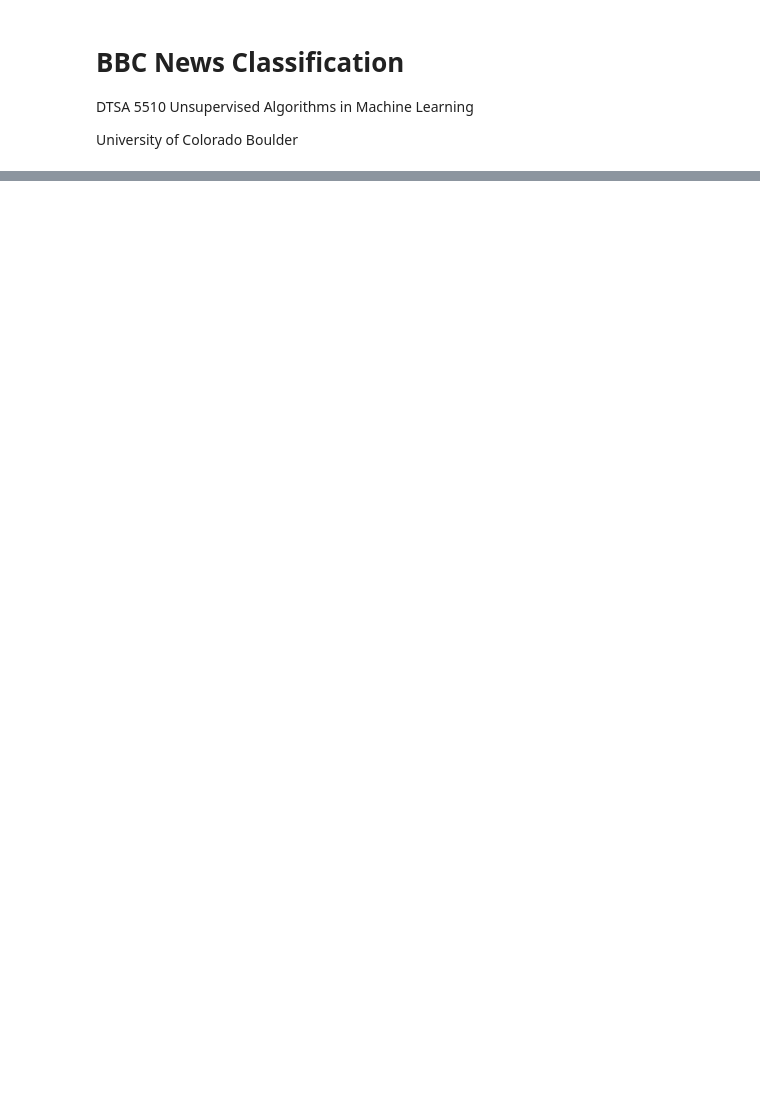
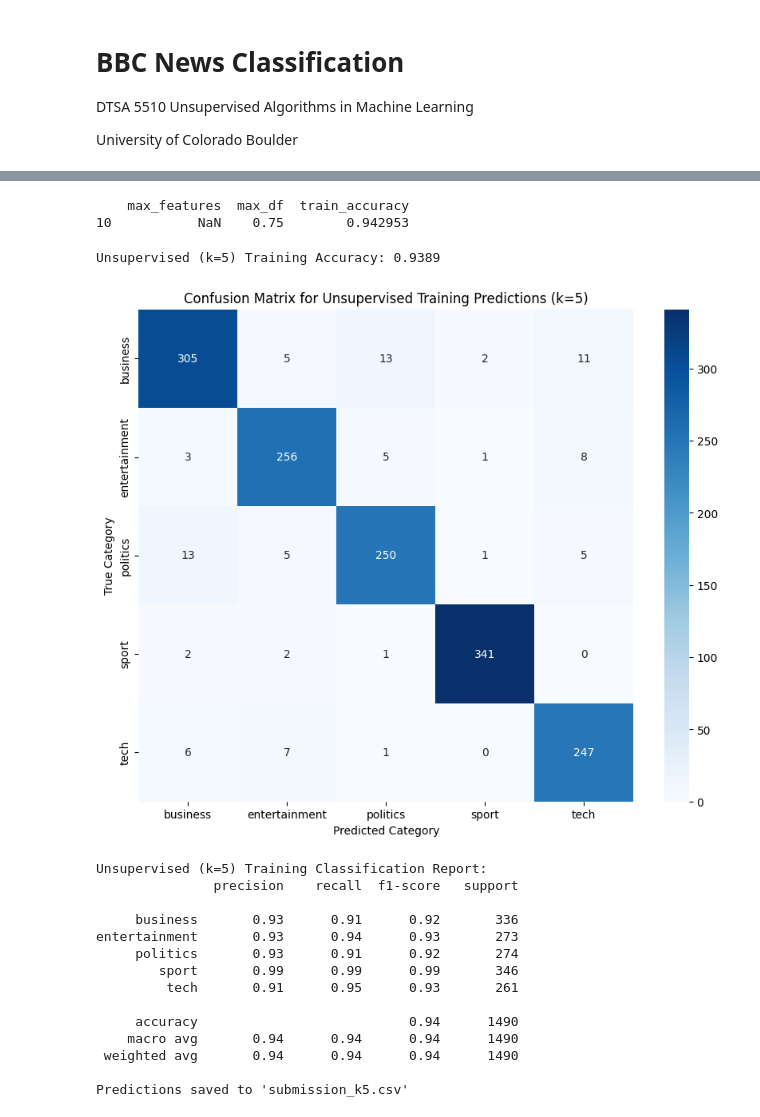
Before and after one commit to carlosmatherson/BBC-News-Classification, a Jupyter notebook: BBC_News_Classification.ipynb, the cells around one changed output, grey strips where cells are left out. Saved outputs shown, nothing was run; the diff lists cells and outputs as text; code cells hidden in the pictures; blank space fills up the shorter version.

Commit message:
Kaggle Notebook | BBC_News_Classification | Version 1

```diff
--- a/BBC_News_Classification.ipynb
+++ b/BBC_News_Classification.ipynb
@@ -187,0 +265,6 @@ tech                130985         12628             0.096408
+# %%
+best_hyperparams = results_df[results_df['train_accuracy'] == results_df['train_accuracy'].max()]
+print(best_hyperparams)
+# %% [output]
+    max_features  max_df  train_accuracy
+10           NaN    0.75        0.942953
@@ -187,0 +273,52 @@ tech                130985         12628             0.096408
+# %%
+k_final = 5
+max_features_final = None
+max_df_final = 0.75
+
+tfidf_vectorizer = TfidfVectorizer(tokenizer=custom_tokenizer, stop_words=stop_words, max_df=max_df_final, max_features=max_features_final)
+tfidf_matrix_train = tfidf_vectorizer.fit_transform(train_data['Text'])
+tfidf_matrix_test = tfidf_vectorizer.transform(test_data['Text'])
+
+svd = TruncatedSVD(n_components=k_final)
+tfidf_SVD_train = svd.fit_transform(tfidf_matrix_train)
+tfidf_SVD_test = svd.transform(tfidf_matrix_test)
+
+train_similarity = cosine_similarity(tfidf_SVD_train, tfidf_SVD_train)
+train_predictions = predict_labels_training(train_similarity, train_labels, exclude_self=True)
+acc = accuracy_score(train_labels, train_predictions)
+print(f"Unsupervised (k={k_final}) Training Accuracy: {acc:.4f}")
+
+cm = confusion_matrix(train_labels, train_predictions)
+plt.figure(figsize=(10, 8))
+categories = np.unique(train_labels)
+sns.heatmap(cm, annot=True, fmt='d', cmap='Blues',
+            xticklabels=categories, yticklabels=categories)
+plt.xlabel('Predicted Category')
+plt.ylabel('True Category')
+plt.title(f'Confusion Matrix for Unsupervised Training Predictions (k={k_final})')
+plt.show()
+print(f"\nUnsupervised (k={k_final}) Training Classification Report:")
+print(classification_report(train_labels, train_predictions))
+
+test_similarity = cosine_similarity(tfidf_SVD_test, tfidf_SVD_train)
+test_predictions = predict_labels_training(test_similarity, train_labels)
+submission = pd.DataFrame({'ArticleId': test_data['ArticleId'], 'Category': test_predictions})
+submission.to_csv('submission_k5.csv', index=False)
+print("Predictions saved to 'submission_k5.csv'")
+# %% [output]
+Unsupervised (k=5) Training Accuracy: 0.9389
+[figure, added]
+Unsupervised (k=5) Training Classification Report:
+               precision    recall  f1-score   support
+
+     business       0.93      0.91      0.92       336
+entertainment       0.93      0.94      0.93       273
+     politics       0.93      0.91      0.92       274
+        sport       0.99      0.99      0.99       346
+         tech       0.91      0.95      0.93       261
+
+     accuracy                           0.94      1490
+    macro avg       0.94      0.94      0.94      1490
+ weighted avg       0.94      0.94      0.94      1490
+
+Predictions saved to 'submission_k5.csv'
```
Also changed, not shown: parts of 18 cells of this notebook.
